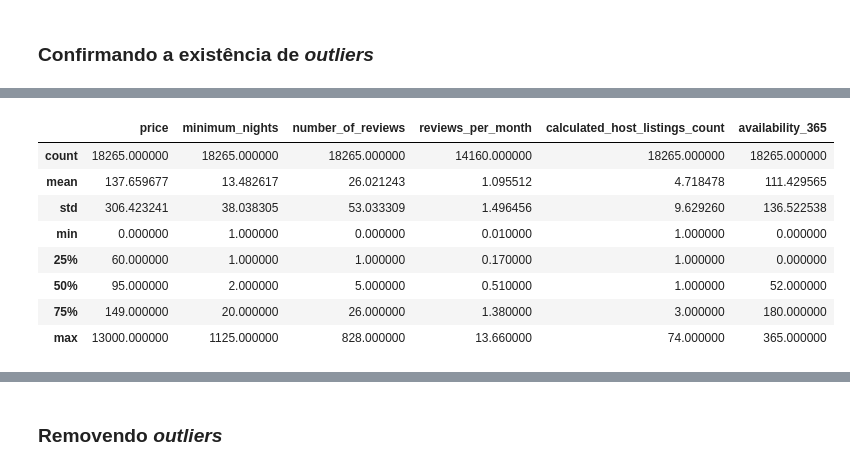
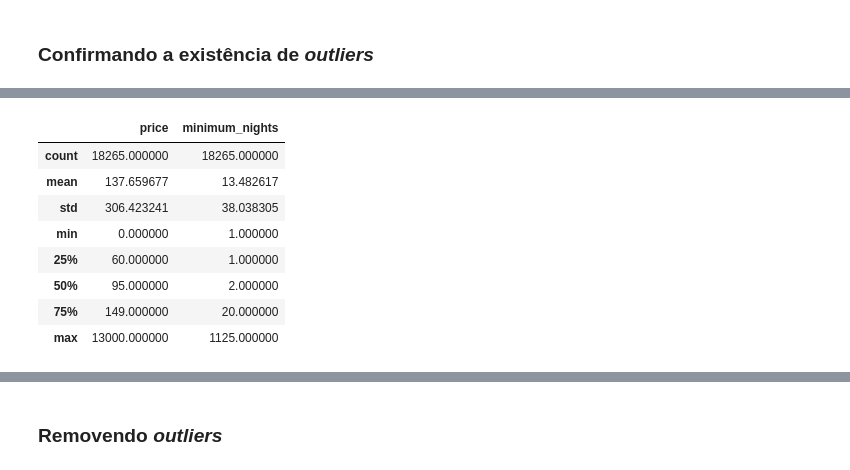
Before and after one commit to bianca-isaac/Portfolio, a Jupyter notebook: PT_Análise_de_dados_de_Toronto_Airbnb.ipynb, the cells around one changed output, grey strips where cells are left out. Saved outputs shown, nothing was run; the diff lists cells and outputs as text; code cells hidden in the pictures.

```diff
--- a/PT_Análise_de_dados_de_Toronto_Airbnb.ipynb
+++ b/PT_Análise_de_dados_de_Toronto_Airbnb.ipynb
@@ -222,13 +235,13 @@ Podemos confirmar a existência de *outliers* através do resumo estatístico do
 # %%
 # resumo estatístico
-df[['price', 'minimum_nights' , 'number_of_reviews' , 'reviews_per_month' , 'calculated_host_listings_count' , 'availability_365']].describe()
+df[['price', 'minimum_nights']].describe()
 # %% [output]
-|  | price | minimum_nights | number_of_reviews | reviews_per_month | calculated_host_listings_count | availability_365 |
-| count | 18265.000000 | 18265.000000 | 18265.000000 | 14160.000000 | 18265.000000 | 18265.000000 |
-| mean | 137.659677 | 13.482617 | 26.021243 | 1.095512 | 4.718478 | 111.429565 |
-| std | 306.423241 | 38.038305 | 53.033309 | 1.496456 | 9.629260 | 136.522538 |
-| min | 0.000000 | 1.000000 | 0.000000 | 0.010000 | 1.000000 | 0.000000 |
-| 25% | 60.000000 | 1.000000 | 1.000000 | 0.170000 | 1.000000 | 0.000000 |
-| 50% | 95.000000 | 2.000000 | 5.000000 | 0.510000 | 1.000000 | 52.000000 |
-| 75% | 149.000000 | 20.000000 | 26.000000 | 1.380000 | 3.000000 | 180.000000 |
-| max | 13000.000000 | 1125.000000 | 828.000000 | 13.660000 | 74.000000 | 365.000000 |
+|  | price | minimum_nights |
+| count | 18265.000000 | 18265.000000 |
+| mean | 137.659677 | 13.482617 |
+| std | 306.423241 | 38.038305 |
+| min | 0.000000 | 1.000000 |
+| 25% | 60.000000 | 1.000000 |
+| 50% | 95.000000 | 2.000000 |
+| 75% | 149.000000 | 20.000000 |
+| max | 13000.000000 | 1125.000000 |
```
Also changed, not shown: parts of 84 cells of this notebook.
